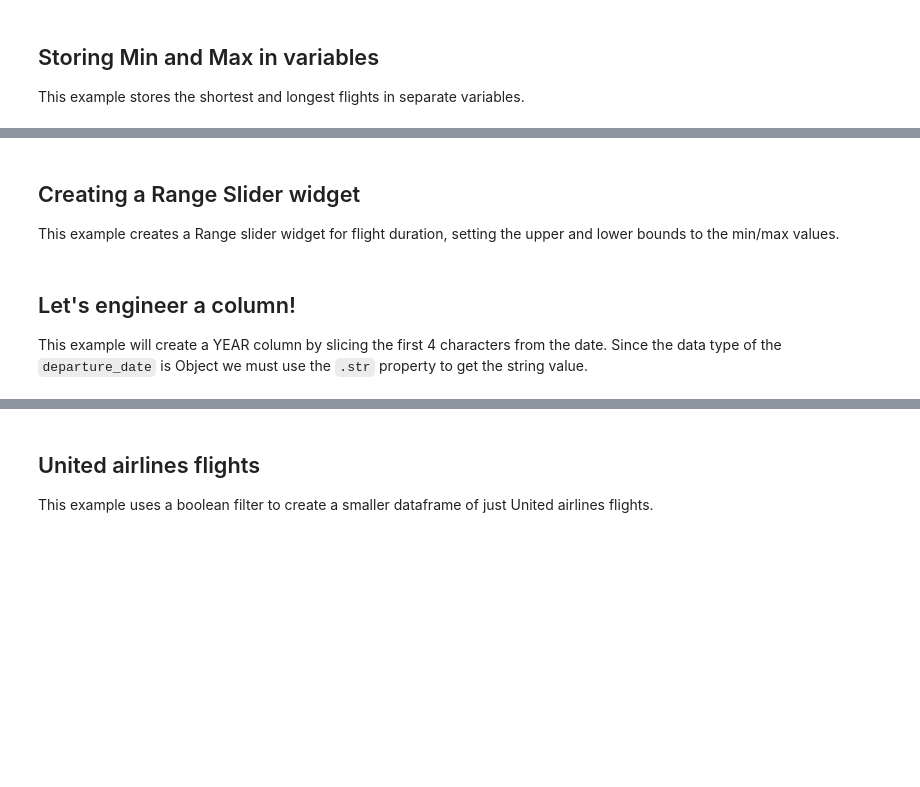
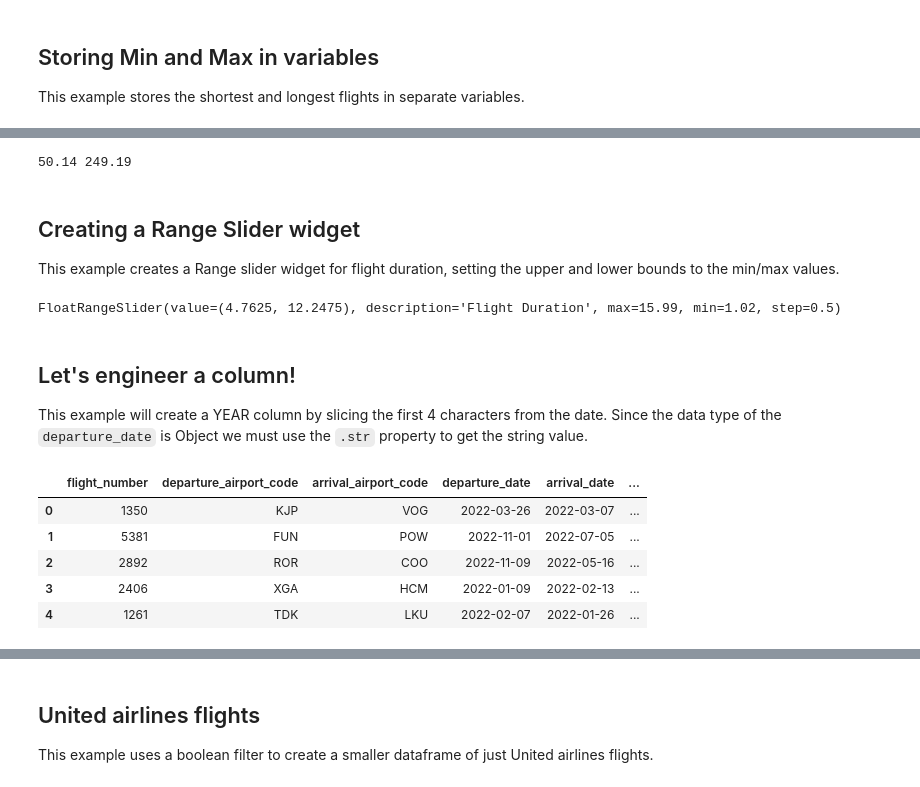
Before and after one commit to ist256/spring2026, a Jupyter notebook: lessons/10-Pandas-I/SmallGroup-PandasI.ipynb, the cells around one changed output, grey strips where cells are left out. Saved outputs shown, nothing was run; the diff lists cells and outputs as text; code cells hidden in the pictures; blank space fills up the shorter version.

```diff
--- a/lessons/10-Pandas-I/SmallGroup-PandasI.ipynb
+++ b/lessons/10-Pandas-I/SmallGroup-PandasI.ipynb
@@ -85,12 +189,19 @@ print(shortest, longest)
 # %%
 # PROMPT 7 - store the largest and smallest orders order total in variables.
+smallest_order = orders['ordertotal'].min()
+largest_order = orders['ordertotal'].max()
+print(smallest_order, largest_order)
+# %% [output]
+50.14 249.19
 # %% [markdown]
 ## Creating a Range Slider widget
 
 This example creates a Range slider widget for flight duration, setting the upper and lower bounds to the min/max values.
 # %%
 flight_duration_slider = widgets.FloatRangeSlider(
-    min = shortest, max=longest, step=0.5, description="Duration")
+    min = shortest, max=longest, step=0.5, description="Flight Duration")
 display(flight_duration_slider)
+# %% [output]
+FloatRangeSlider(value=(4.7625, 12.2475), description='Flight Duration', max=15.99, min=1.02, step=0.5)
 # %%
 # PROMPT 8 - Create a range slider for orders using min/max approach
@@ -101 +216,10 @@ This example will create a YEAR column by slicing the first 4 characters from th
+# %%
+flights.head()
+# %% [output]
+|  | flight_number | departure_airport_code | arrival_airport_code | departure_date | arrival_date | ... |
+| 0 | 1350 | KJP | VOG | 2022-03-26 | 2022-03-07 | ... |
+| 1 | 5381 | FUN | POW | 2022-11-01 | 2022-07-05 | ... |
+| 2 | 2892 | ROR | COO | 2022-11-09 | 2022-05-16 | ... |
+| 3 | 2406 | XGA | HCM | 2022-01-09 | 2022-02-13 | ... |
+| 4 | 1261 | TDK | LKU | 2022-02-07 | 2022-01-26 | ... |
 # %%
```
Also changed, not shown: parts of 33 cells of this notebook.
